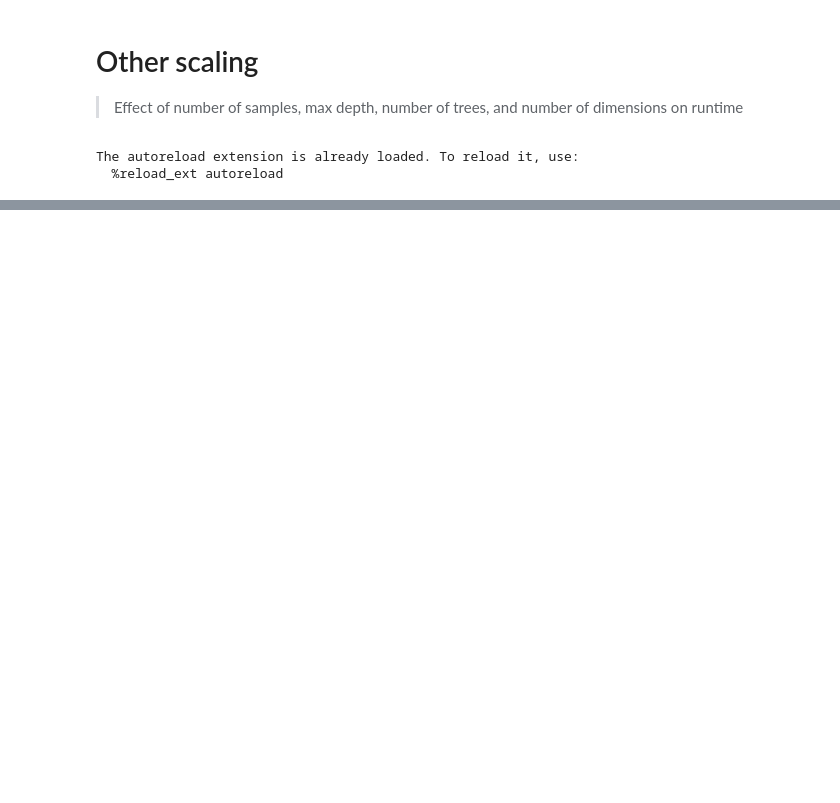
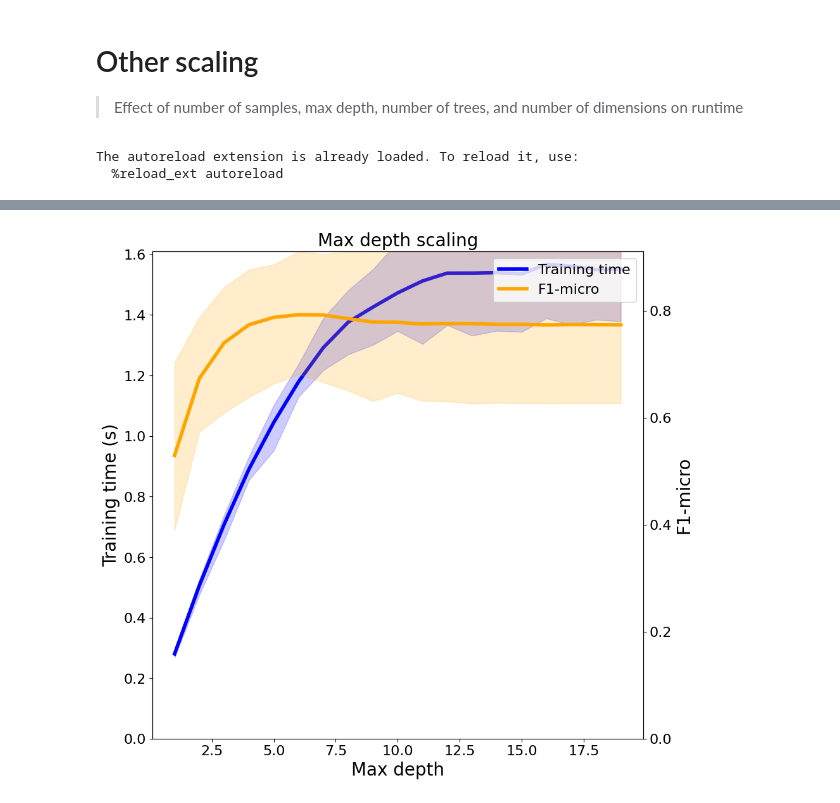
Before and after one commit to pchlenski/hyperdt, a Jupyter notebook: notebooks/30_other_scaling.ipynb, the cells around one changed output, grey strips where cells are left out. Saved outputs shown, nothing was run; the diff lists cells and outputs as text; code cells hidden in the pictures; blank space fills up the shorter version.

```diff
--- a/notebooks/30_other_scaling.ipynb
+++ b/notebooks/30_other_scaling.ipynb
@@ -300,0 +212,18 @@ plt.show()
+# %%
+# Experiment 4: max depth
+
+# Hyperparams
+MIN_DEPTH = 1
+MAX_DEPTH = 20
+STEP = 1
+
+# Results
+max_depth_results = run_experiment("max_depth", MIN_DEPTH, MAX_DEPTH, STEP)
+
+# Plotting
+ax, ax2 = plot_results(max_depth_results, "max_depth")
+ax.set_xlabel("Max depth")
+ax.set_title("Max depth scaling")
+plt.show()
+# %% [output]
+[figure, added]
```
Also changed, not shown: parts of 14 cells of this notebook, 7 other files.
